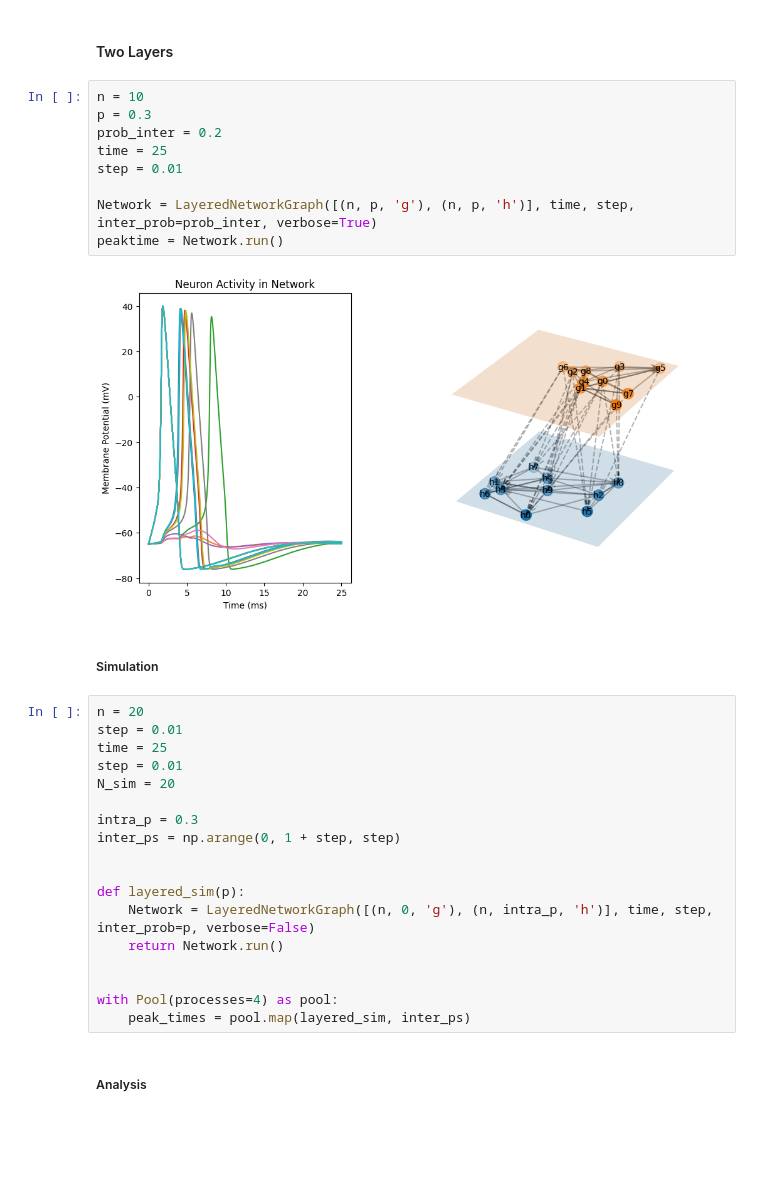
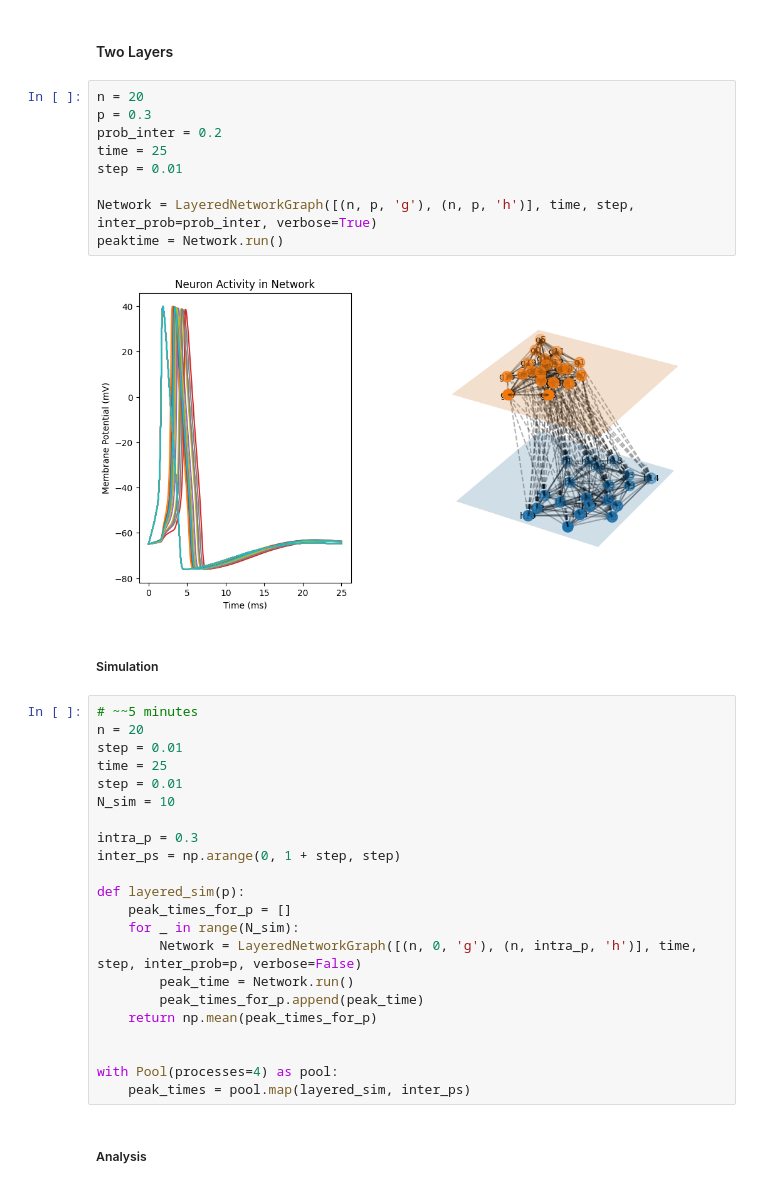
Before and after one commit to ZhuonengBao/Computational-Science-Project, a Jupyter notebook: Project Computational Science.ipynb, the cells around one changed output. Drawn from its saved outputs; the diff is of its cells as text; blank space fills up the shorter version.

```diff
--- a/Project Computational Science.ipynb
+++ b/Project Computational Science.ipynb
@@ -150,32 +150,36 @@ plt.show()
 # %% [markdown]
 #### Two Layers
 # %%
-n = 10
+n = 20
 p = 0.3
 prob_inter = 0.2
 time = 25
 step = 0.01
 
 Network = LayeredNetworkGraph([(n, p, 'g'), (n, p, 'h')], time, step, inter_prob=prob_inter, verbose=True)
 peaktime = Network.run()
 # %% [output]
-[figure, old version]
+[figure, new version]
 # %% [markdown]
 ##### Simulation
 # %%
+# ~~5 minutes
 n = 20
 step = 0.01
 time = 25
 step = 0.01
-N_sim = 20
+N_sim = 10
 
 intra_p = 0.3
 inter_ps = np.arange(0, 1 + step, step)
 
-
 def layered_sim(p):
-    Network = LayeredNetworkGraph([(n, 0, 'g'), (n, intra_p, 'h')], time, step, inter_prob=p, verbose=False)
-    return Network.run()
+    peak_times_for_p = []
+    for _ in range(N_sim):
+        Network = LayeredNetworkGraph([(n, 0, 'g'), (n, intra_p, 'h')], time, step, inter_prob=p, verbose=False)
+        peak_time = Network.run()
+        peak_times_for_p.append(peak_time)
+    return np.mean(peak_times_for_p)
 
 
 with Pool(processes=4) as pool:
```
Also changed, not shown: parts of 3 cells of this notebook.
